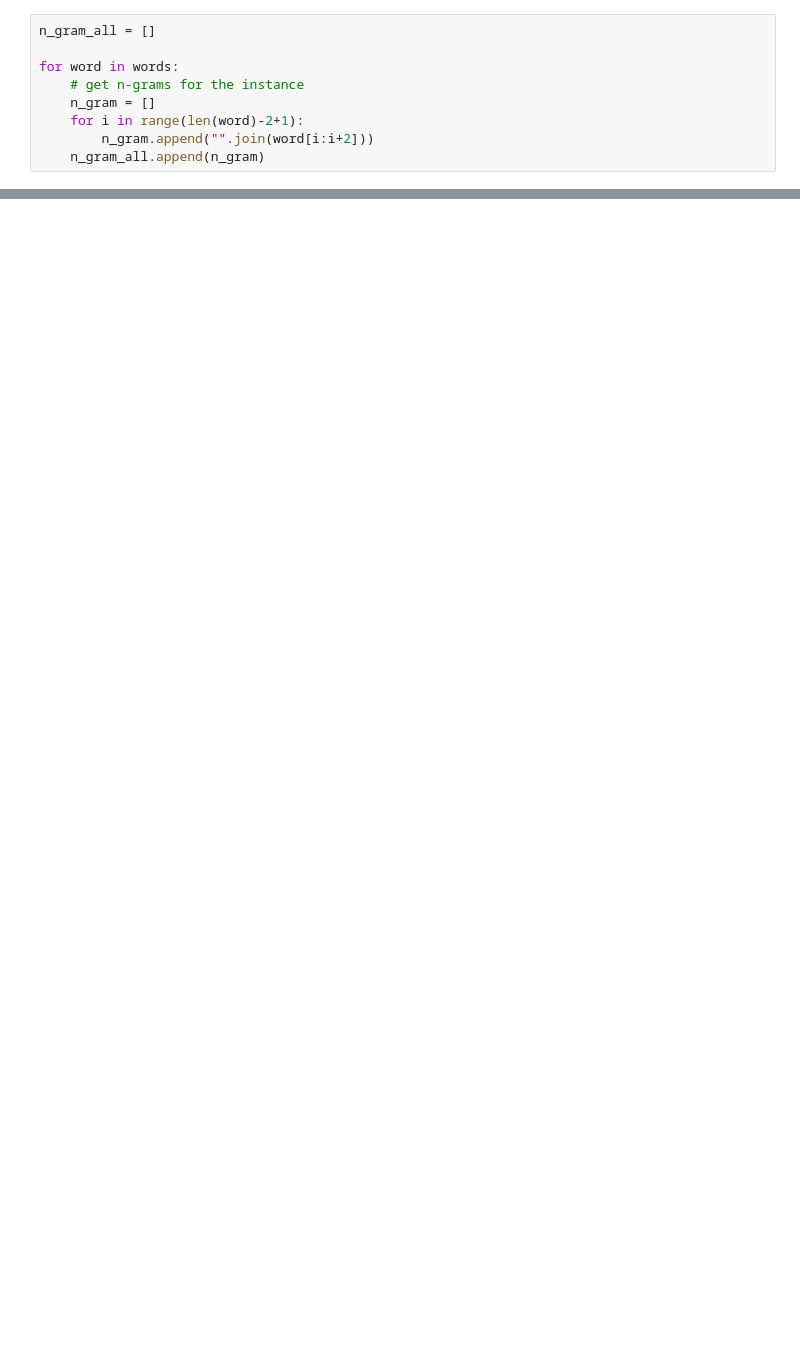
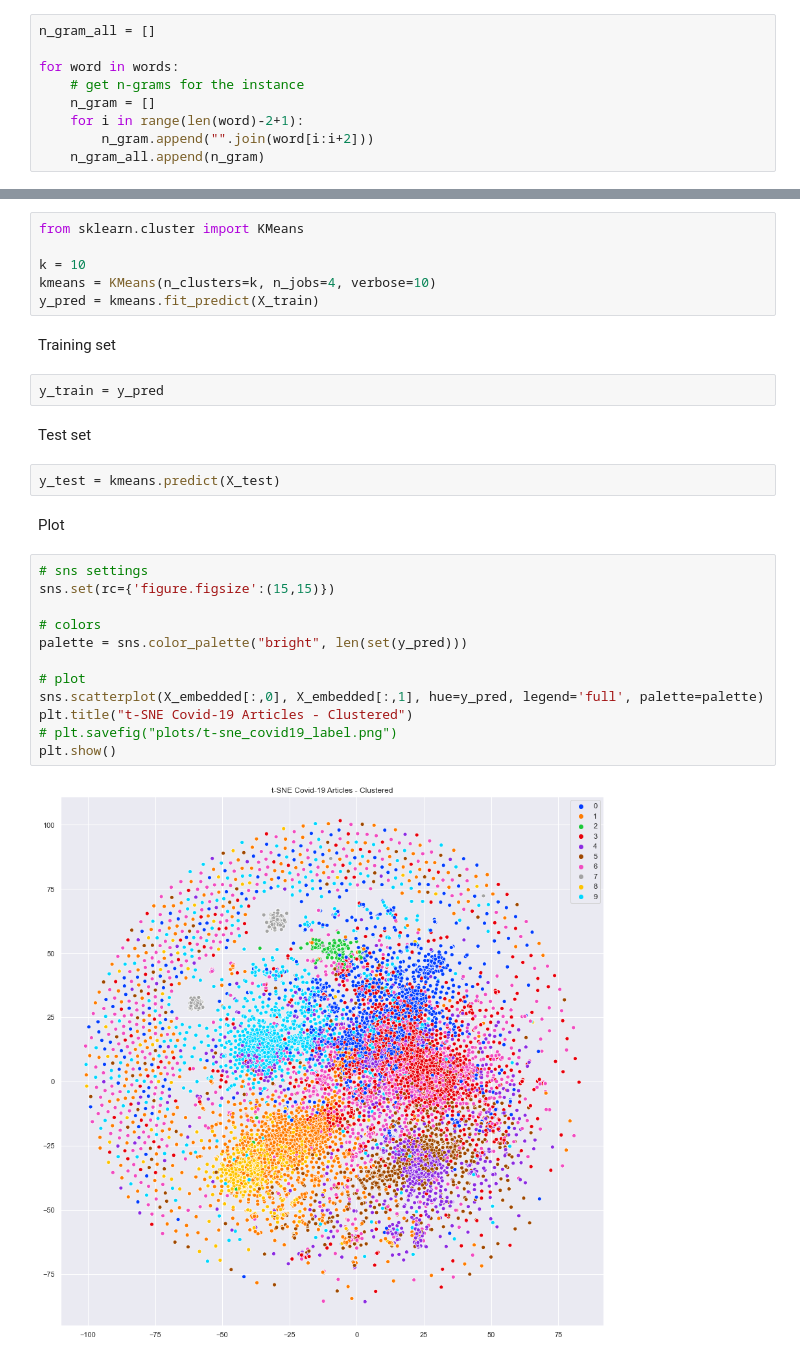
Before and after one commit to pomkos/covid19, a Jupyter notebook: corvid19.ipynb, the cells around one changed output, grey strips where cells are left out. Cells and saved outputs as stored; diff of their text form; blank space fills up the shorter version.

```diff
--- a/corvid19.ipynb
+++ b/corvid19.ipynb
@@ -331,0 +476,30 @@ type(words[0])
+# %%
+from sklearn.cluster import KMeans
+
+k = 10
+kmeans = KMeans(n_clusters=k, n_jobs=4, verbose=10)
+y_pred = kmeans.fit_predict(X_train)
+# %% [markdown]
+Training set
+# %%
+y_train = y_pred
+# %% [markdown]
+Test set
+# %%
+y_test = kmeans.predict(X_test)
+# %% [markdown]
+Plot
+# %%
+# sns settings
+sns.set(rc={'figure.figsize':(15,15)})
+
+# colors
+palette = sns.color_palette("bright", len(set(y_pred)))
+
+# plot
+sns.scatterplot(X_embedded[:,0], X_embedded[:,1], hue=y_pred, legend='full', palette=palette)
+plt.title("t-SNE Covid-19 Articles - Clustered")
+# plt.savefig("plots/t-sne_covid19_label.png")
+plt.show()
+# %% [output]
+[figure, added]
```
Also changed, not shown: parts of 36 cells of this notebook.
